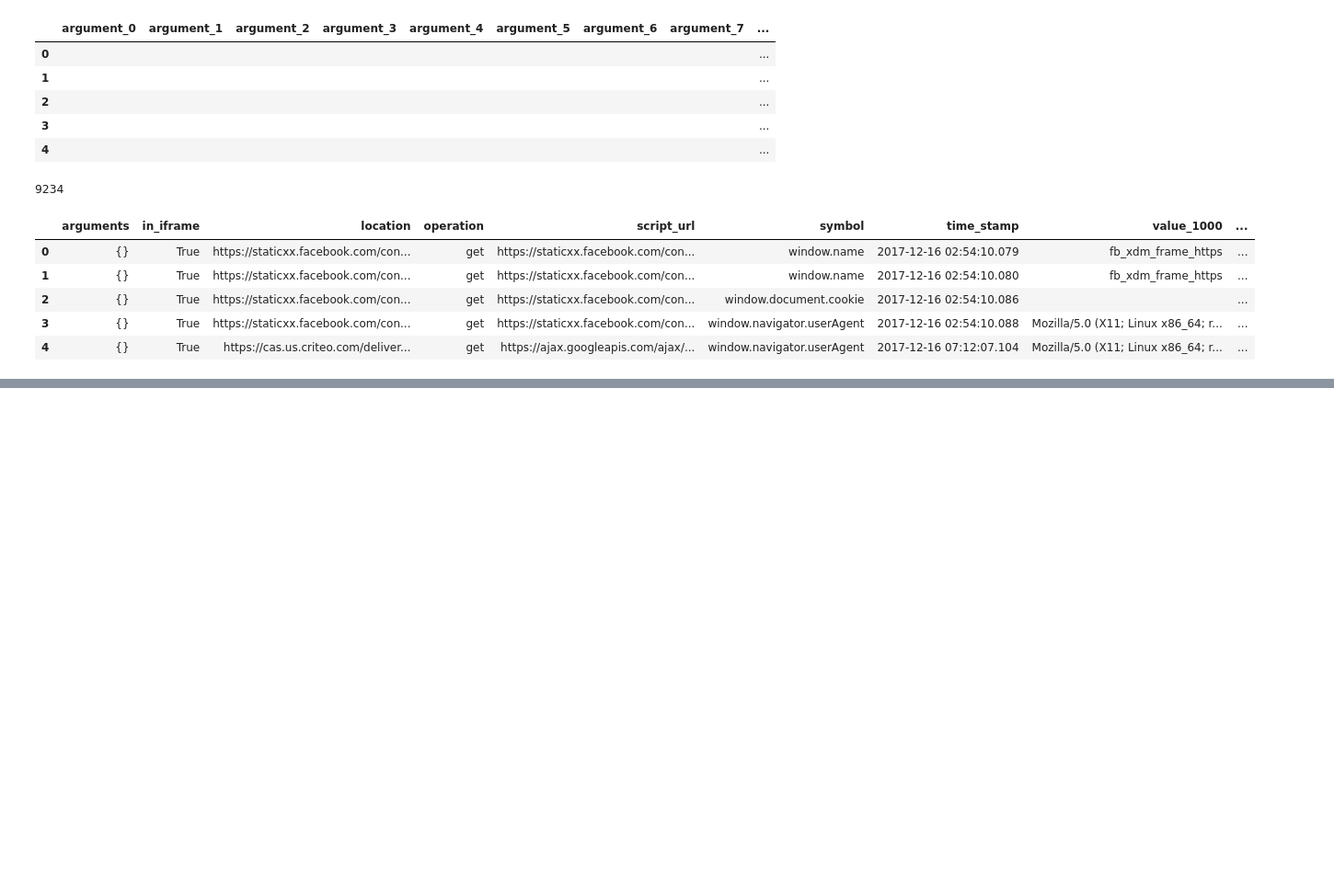
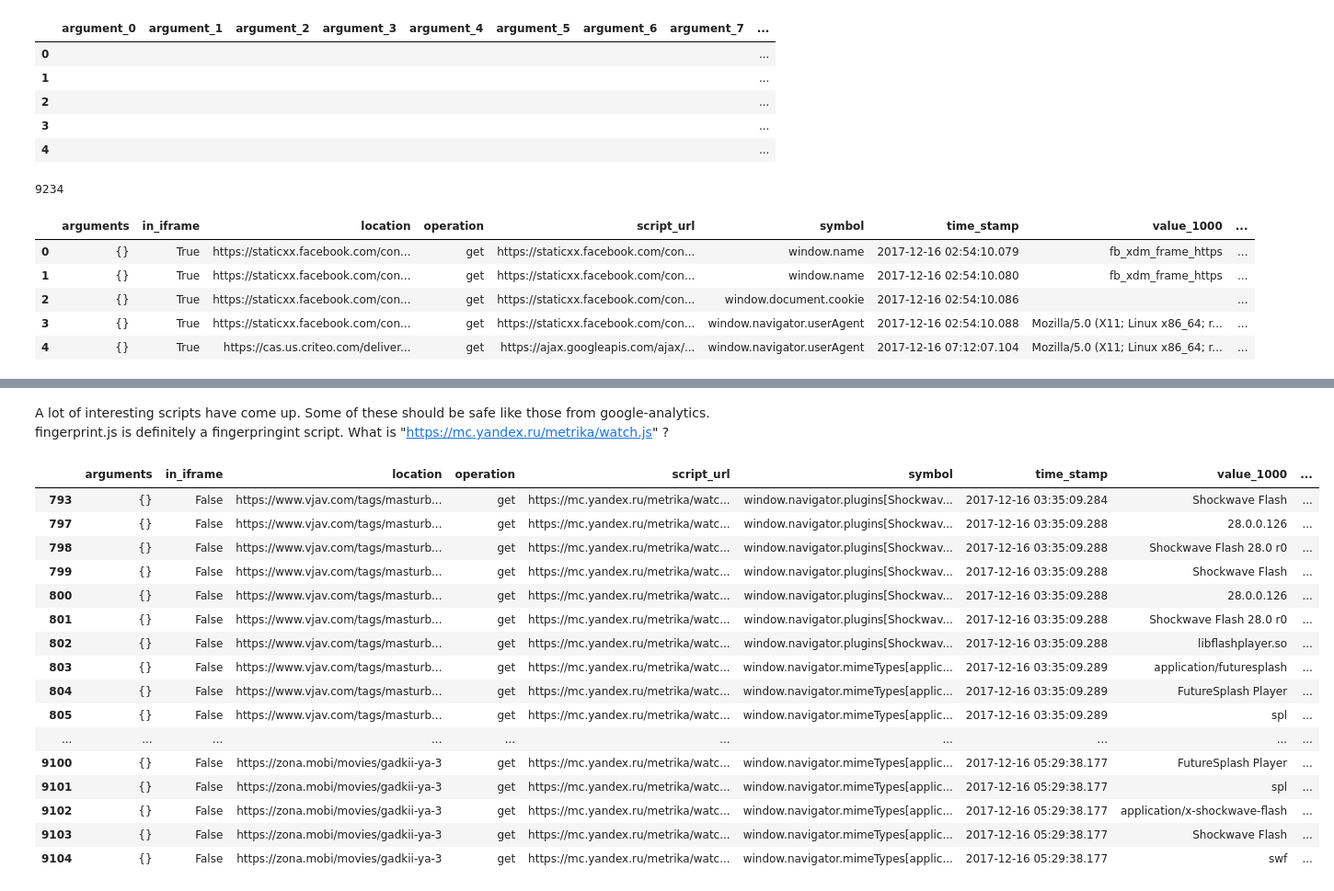
Before and after one commit to mozilla/Overscripted-Data-Analysis-Challenge, a Jupyter notebook: analyses/2019_03_15_Richa_Sharma_Analysis_Outreachy/Analysis in pandas.ipynb, the cells around one changed output, grey strips where cells are left out. Shown at 92% size. Saved outputs shown, nothing was run; the diff lists cells and outputs as text; code cells hidden in the pictures; blank space fills up the shorter version.

```diff
--- a/analyses/2019_03_15_Richa_Sharma_Analysis_Outreachy/Analysis in pandas.ipynb
+++ b/analyses/2019_03_15_Richa_Sharma_Analysis_Outreachy/Analysis in pandas.ipynb
@@ -68,5 +68,5 @@ Rdf.head()
 | 4 | {} | True | https://cas.us.criteo.com/deliver... | get | https://ajax.googleapis.com/ajax/... | window.navigator.userAgent | 2017-12-16 07:12:07.104 | Mozilla/5.0 (X11; Linux x86_64; r... | ... |
 # %%
 #Both of these are used for checking which plugins are on browser
-df_mimeTypes = Rdf[Rdf.symbol.str.contains('navigator.mimeTypes|navigator.plugins')]
-write_csv(DATA_DIR,'df_navigator.csv',df_mimeTypes)
+df_plugins = Rdf[Rdf.symbol.str.contains('navigator.mimeTypes|navigator.plugins')]
+write_csv(DATA_DIR,'df_plogins.csv',df_plugins)
@@ -81,0 +101,23 @@ akam_f.head()
+# %% [markdown]
+A lot of interesting scripts have come up. Some of these should be safe like those from google-analytics. fingerprint.js is definitely a fingerpringint script. What is "https://mc.yandex.ru/metrika/watch.js" ?
+# %%
+res_df = df_plugins[df_plugins.script_url.str.contains('https://mc.yandex.ru/metrika/watch.js')]
+res_df
+# %% [output]
+|  | arguments | in_iframe | location | operation | script_url | symbol | time_stamp | value_1000 | ... |
+| 793 | {} | False | https://www.vjav.com/tags/masturb... | get | https://mc.yandex.ru/metrika/watc... | window.navigator.plugins[Shockwav... | 2017-12-16 03:35:09.284 | Shockwave Flash | ... |
+| 797 | {} | False | https://www.vjav.com/tags/masturb... | get | https://mc.yandex.ru/metrika/watc... | window.navigator.plugins[Shockwav... | 2017-12-16 03:35:09.288 | 28.0.0.126 | ... |
+| 798 | {} | False | https://www.vjav.com/tags/masturb... | get | https://mc.yandex.ru/metrika/watc... | window.navigator.plugins[Shockwav... | 2017-12-16 03:35:09.288 | Shockwave Flash 28.0 r0 | ... |
+| 799 | {} | False | https://www.vjav.com/tags/masturb... | get | https://mc.yandex.ru/metrika/watc... | window.navigator.plugins[Shockwav... | 2017-12-16 03:35:09.288 | Shockwave Flash | ... |
+| 800 | {} | False | https://www.vjav.com/tags/masturb... | get | https://mc.yandex.ru/metrika/watc... | window.navigator.plugins[Shockwav... | 2017-12-16 03:35:09.288 | 28.0.0.126 | ... |
+| 801 | {} | False | https://www.vjav.com/tags/masturb... | get | https://mc.yandex.ru/metrika/watc... | window.navigator.plugins[Shockwav... | 2017-12-16 03:35:09.288 | Shockwave Flash 28.0 r0 | ... |
+| 802 | {} | False | https://www.vjav.com/tags/masturb... | get | https://mc.yandex.ru/metrika/watc... | window.navigator.plugins[Shockwav... | 2017-12-16 03:35:09.288 | libflashplayer.so | ... |
+| 803 | {} | False | https://www.vjav.com/tags/masturb... | get | https://mc.yandex.ru/metrika/watc... | window.navigator.mimeTypes[applic... | 2017-12-16 03:35:09.289 | application/futuresplash | ... |
+| 804 | {} | False | https://www.vjav.com/tags/masturb... | get | https://mc.yandex.ru/metrika/watc... | window.navigator.mimeTypes[applic... | 2017-12-16 03:35:09.289 | FutureSplash Player | ... |
+| 805 | {} | False | https://www.vjav.com/tags/masturb... | get | https://mc.yandex.ru/metrika/watc... | window.navigator.mimeTypes[applic... | 2017-12-16 03:35:09.289 | spl | ... |
+| ... | ... | ... | ... | ... | ... | ... | ... | ... | ... |
+| 9100 | {} | False | https://zona.mobi/movies/gadkii-ya-3 | get | https://mc.yandex.ru/metrika/watc... | window.navigator.mimeTypes[applic... | 2017-12-16 05:29:38.177 | FutureSplash Player | ... |
+| 9101 | {} | False | https://zona.mobi/movies/gadkii-ya-3 | get | https://mc.yandex.ru/metrika/watc... | window.navigator.mimeTypes[applic... | 2017-12-16 05:29:38.177 | spl | ... |
+| 9102 | {} | False | https://zona.mobi/movies/gadkii-ya-3 | get | https://mc.yandex.ru/metrika/watc... | window.navigator.mimeTypes[applic... | 2017-12-16 05:29:38.177 | application/x-shockwave-flash | ... |
+| 9103 | {} | False | https://zona.mobi/movies/gadkii-ya-3 | get | https://mc.yandex.ru/metrika/watc... | window.navigator.mimeTypes[applic... | 2017-12-16 05:29:38.177 | Shockwave Flash | ... |
+| 9104 | {} | False | https://zona.mobi/movies/gadkii-ya-3 | get | https://mc.yandex.ru/metrika/watc... | window.navigator.mimeTypes[applic... | 2017-12-16 05:29:38.177 | swf | ... |
```
Also changed, not shown: parts of 10 cells of this notebook, 1 other file.
